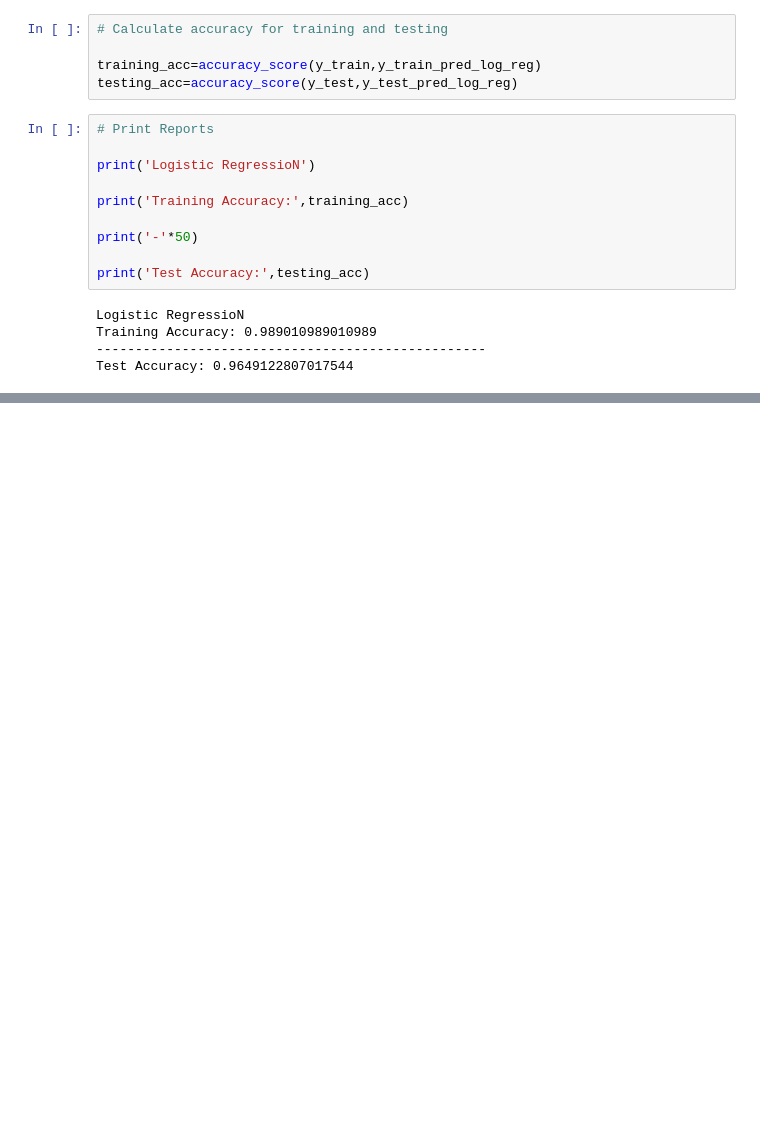
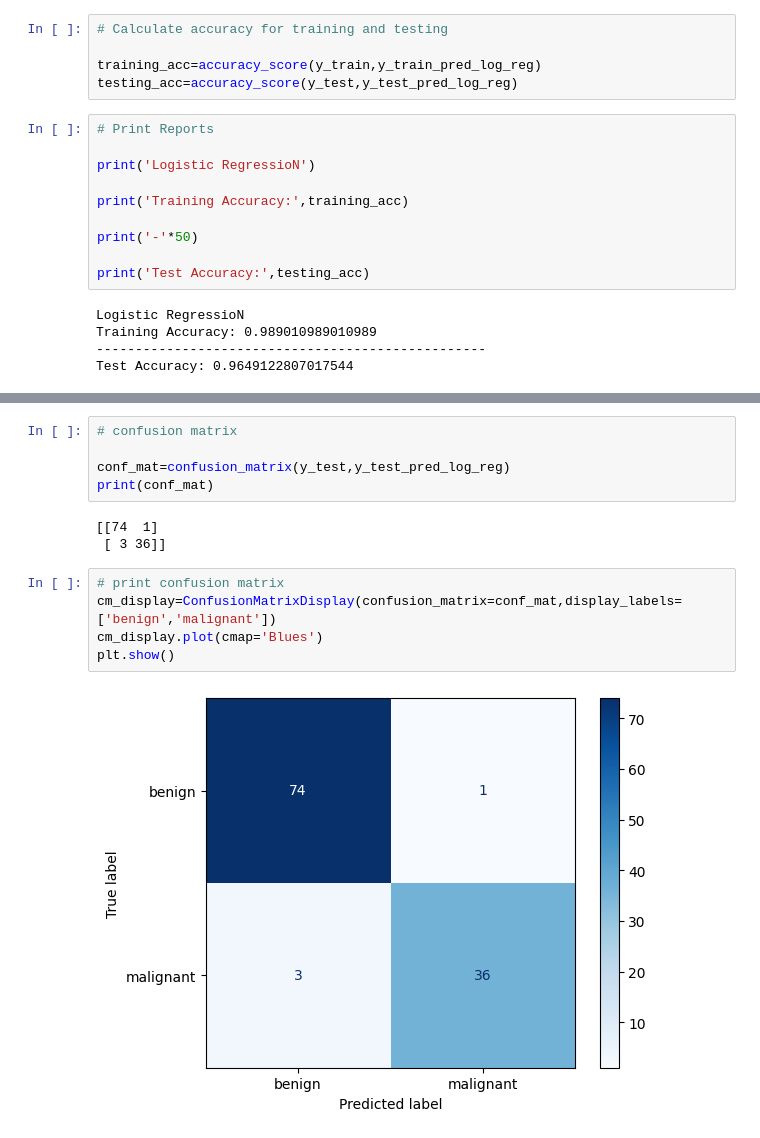
Before and after one commit to tahaSawan/AI-Engineering-Masterclass, a Jupyter notebook: 4-Machine Learning with Python/Live Classes/Lec7_Classification.ipynb, the cells around one changed output, grey strips where cells are left out. Saved outputs shown, nothing was run; the diff lists cells and outputs as text; blank space fills up the shorter version.

```diff
--- a/4-Machine Learning with Python/Live Classes/Lec7_Classification.ipynb
+++ b/4-Machine Learning with Python/Live Classes/Lec7_Classification.ipynb
@@ -182,0 +203,15 @@ Test Accuracy: 0.9649122807017544
+# %%
+# confusion matrix
+
+conf_mat=confusion_matrix(y_test,y_test_pred_log_reg)
+print(conf_mat)
+# %% [output]
+[[74  1]
+ [ 3 36]]
+# %%
+# print confusion matrix
+cm_display=ConfusionMatrixDisplay(confusion_matrix=conf_mat,display_labels=['benign','malignant'])
+cm_display.plot(cmap='Blues')
+plt.show()
+# %% [output]
+[figure, added]
```
Also changed, not shown: parts of 10 cells of this notebook, 3 other files.
